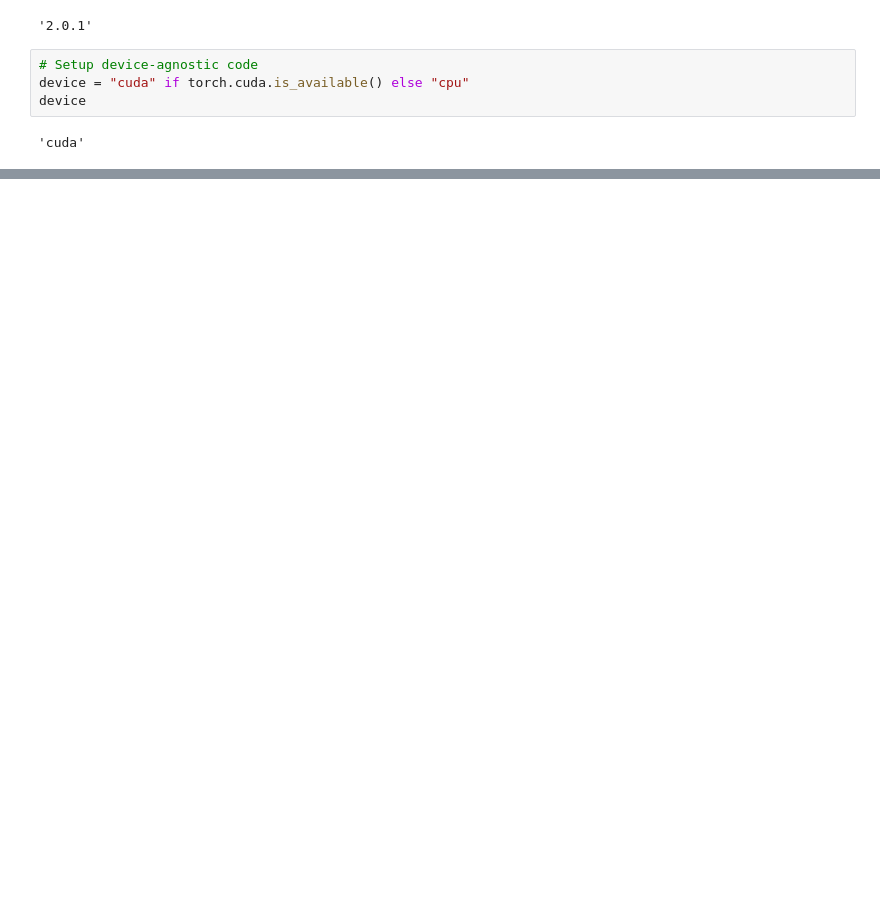
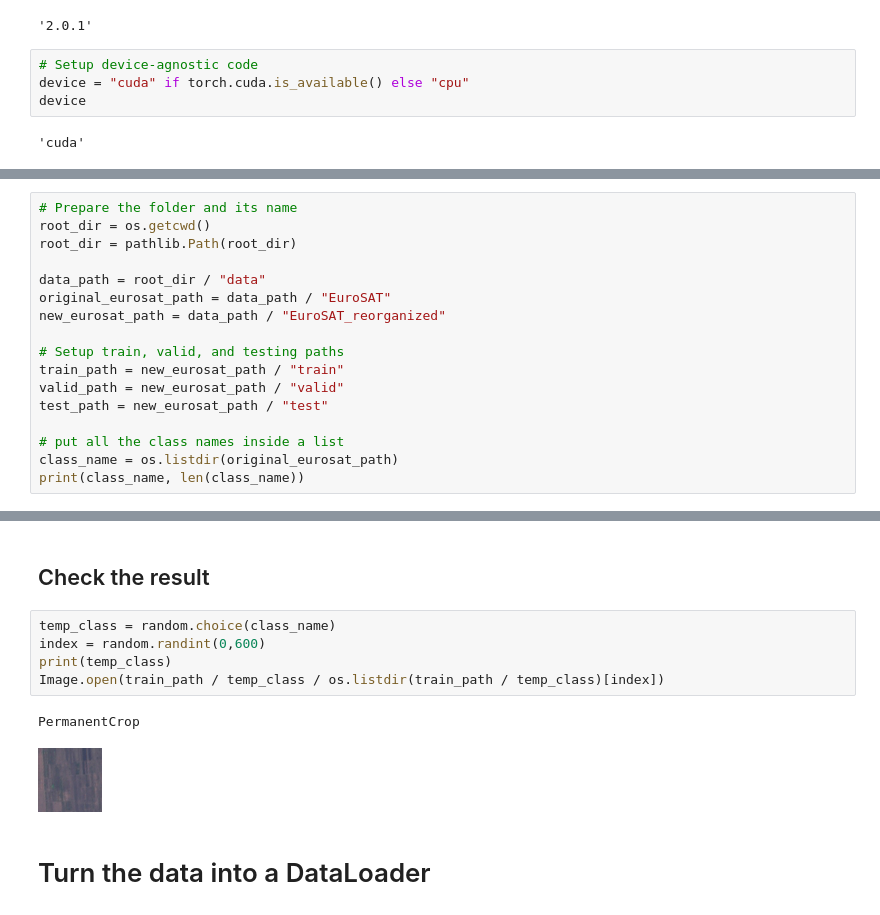
Before and after one commit to amrirasyidi/ztm_pytorch_exercise, a Jupyter notebook: 04_pytorch_custom_dataset_excercise.ipynb, the cells around one changed output, grey strips where cells are left out. Drawn from its saved outputs; the diff is of its cells as text; blank space fills up the shorter version.

```diff
--- a/04_pytorch_custom_dataset_excercise.ipynb
+++ b/04_pytorch_custom_dataset_excercise.ipynb
@@ -156,0 +141,17 @@ Image.open(source)
+# %%
+# Prepare the folder and its name
+root_dir = os.getcwd()
+root_dir = pathlib.Path(root_dir)
+
+data_path = root_dir / "data"
+original_eurosat_path = data_path / "EuroSAT"
+new_eurosat_path = data_path / "EuroSAT_reorganized"
+
+# Setup train, valid, and testing paths
+train_path = new_eurosat_path / "train"
+valid_path = new_eurosat_path / "valid"
+test_path = new_eurosat_path / "test"
+
+# put all the class names inside a list
+class_name = os.listdir(original_eurosat_path)
+print(class_name, len(class_name))
@@ -156,0 +190,12 @@ Image.open(source)
+# %% [markdown]
+## Check the result
+# %%
+temp_class = random.choice(class_name)
+index = random.randint(0,600)
+print(temp_class)
+Image.open(train_path / temp_class / os.listdir(train_path / temp_class)[index])
+# %% [output]
+PermanentCrop
+[figure, added]
+# %% [markdown]
+# Turn the data into a DataLoader
```
Also changed, not shown: parts of 48 cells of this notebook.
